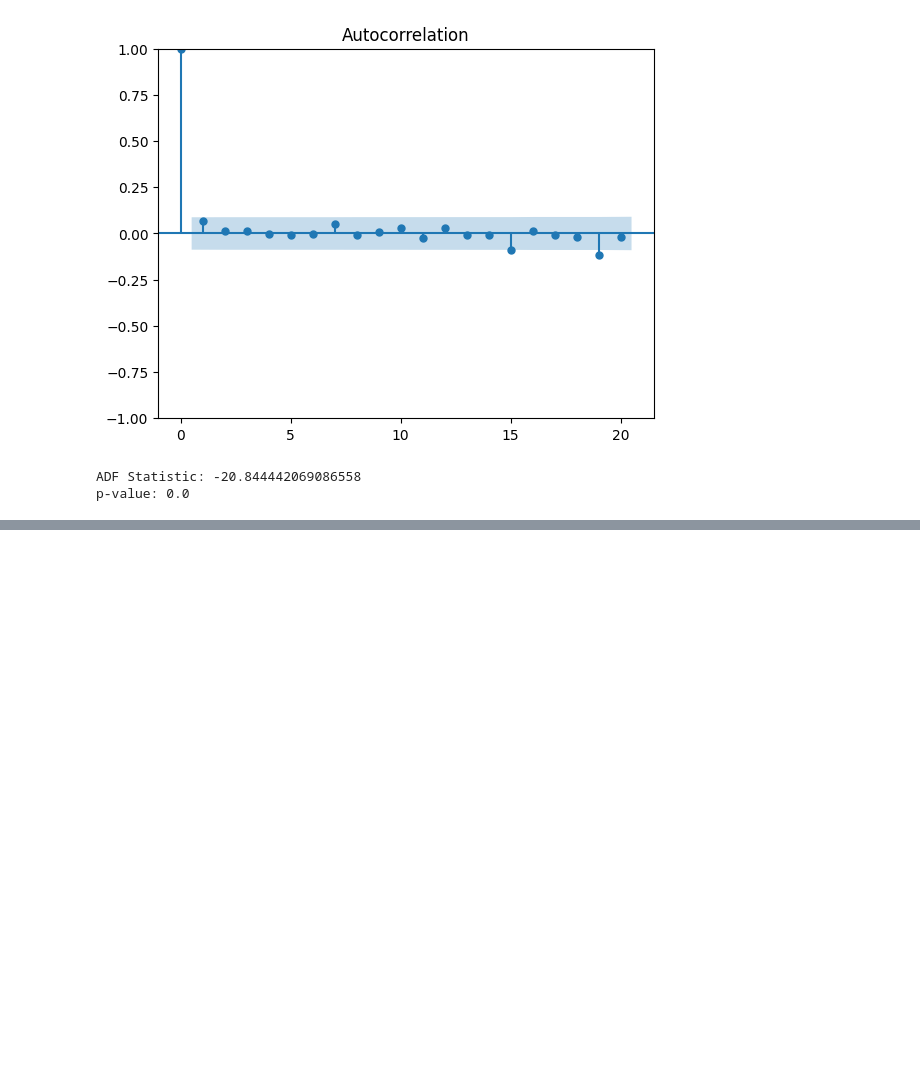
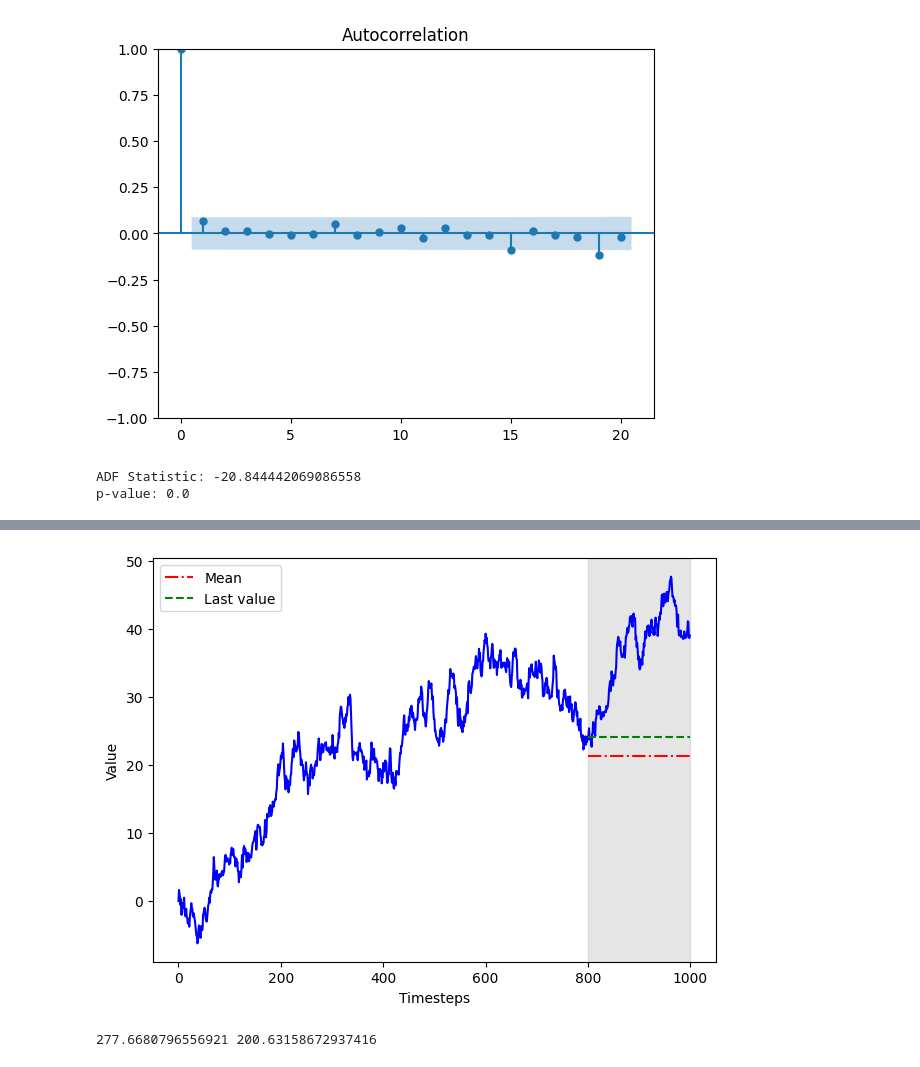
Before and after one commit to andrewpkitchin/time-series, a Jupyter notebook: marco_peixeiro_chapter_one_exercises.ipynb, the cells around one changed output, grey strips where cells are left out. Saved outputs shown, nothing was run; the diff lists cells and outputs as text; code cells hidden in the pictures; blank space fills up the shorter version.

```diff
--- a/marco_peixeiro_chapter_one_exercises.ipynb
+++ b/marco_peixeiro_chapter_one_exercises.ipynb
@@ -173,0 +176,19 @@ p-value: 0.0
+# %%
+# assign our time series to a pandas dataframe
+
+df = pd.DataFrame({'value' : auto_r_one(1000, 0, 0, 1, 1, 1)})
+# %%
+train = df[:800]
+test = df[800:].copy()
+# %%
+mean = np.mean(train.value)
+
+# adding a column to the test set. Every value in the new column is just the mean we calculated.
+
+test.loc[:, 'pred_mean'] = mean
+
+last_value = train.iloc[-1].value
+
+test.loc[:, 'pred_last'] = last_value
+
+test.head()
@@ -173,0 +202,20 @@ p-value: 0.0
+# %%
+fig, ax = plt.subplots()
+ax.plot(train.value, 'b-')
+ax.plot(test['value'], 'b-')
+ax.plot(test['pred_mean'], 'r-.', label='Mean')
+ax.plot(test['pred_last'], 'g--', label='Last value')
+ax.axvspan(800, 1000, color='#808080', alpha=0.2)
+ax.legend(loc=2)
+ax.set_xlabel('Timesteps')
+ax.set_ylabel('Value')
+plt.tight_layout()
+# %% [output]
+[figure, added]
+# %%
+from sklearn.metrics import mean_squared_error
+mse_mean = mean_squared_error(test['value'], test['pred_mean'])
+mse_last = mean_squared_error(test['value'], test['pred_last'])
+print(mse_mean, mse_last)
+# %% [output]
+277.6680796556921 200.63158672937416
```
Also changed, not shown: parts of 2 cells of this notebook.
